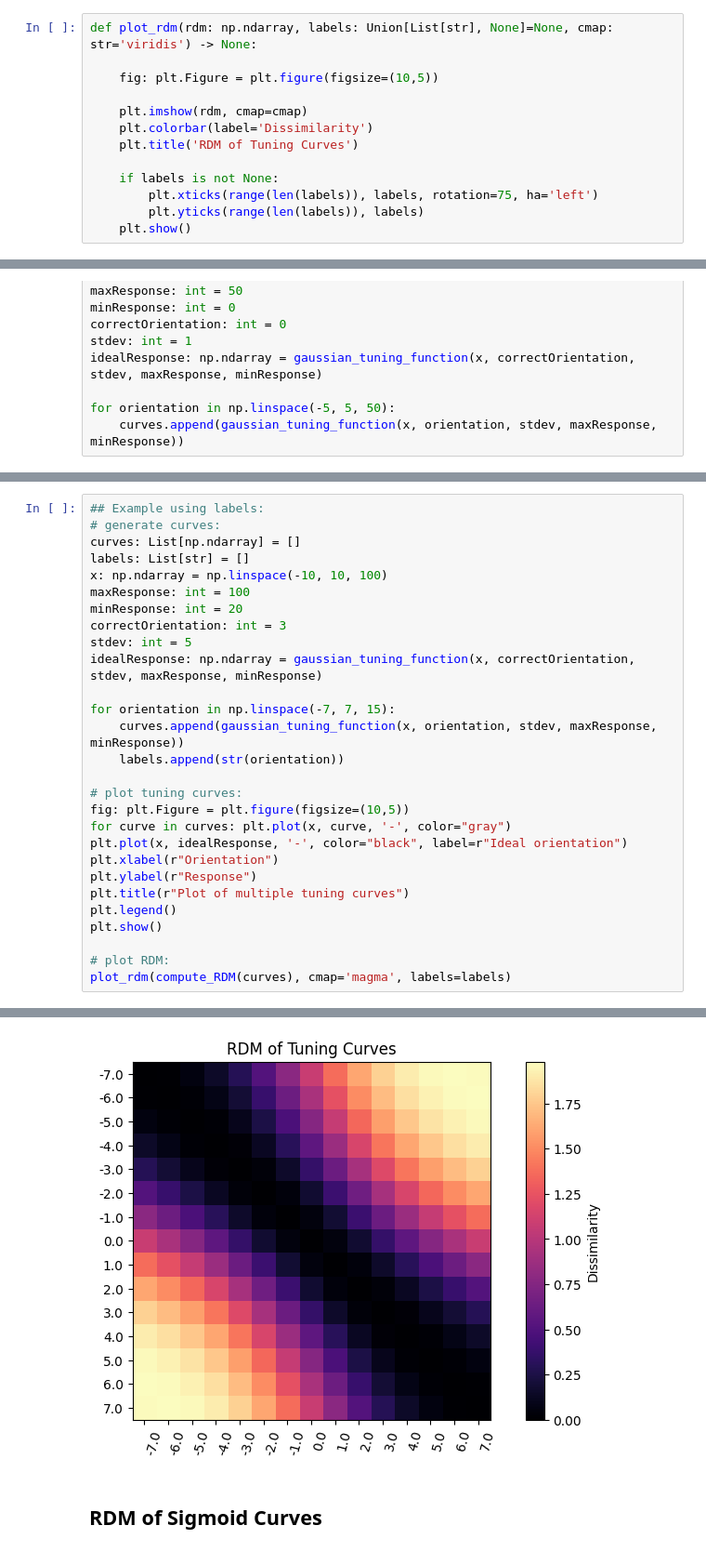
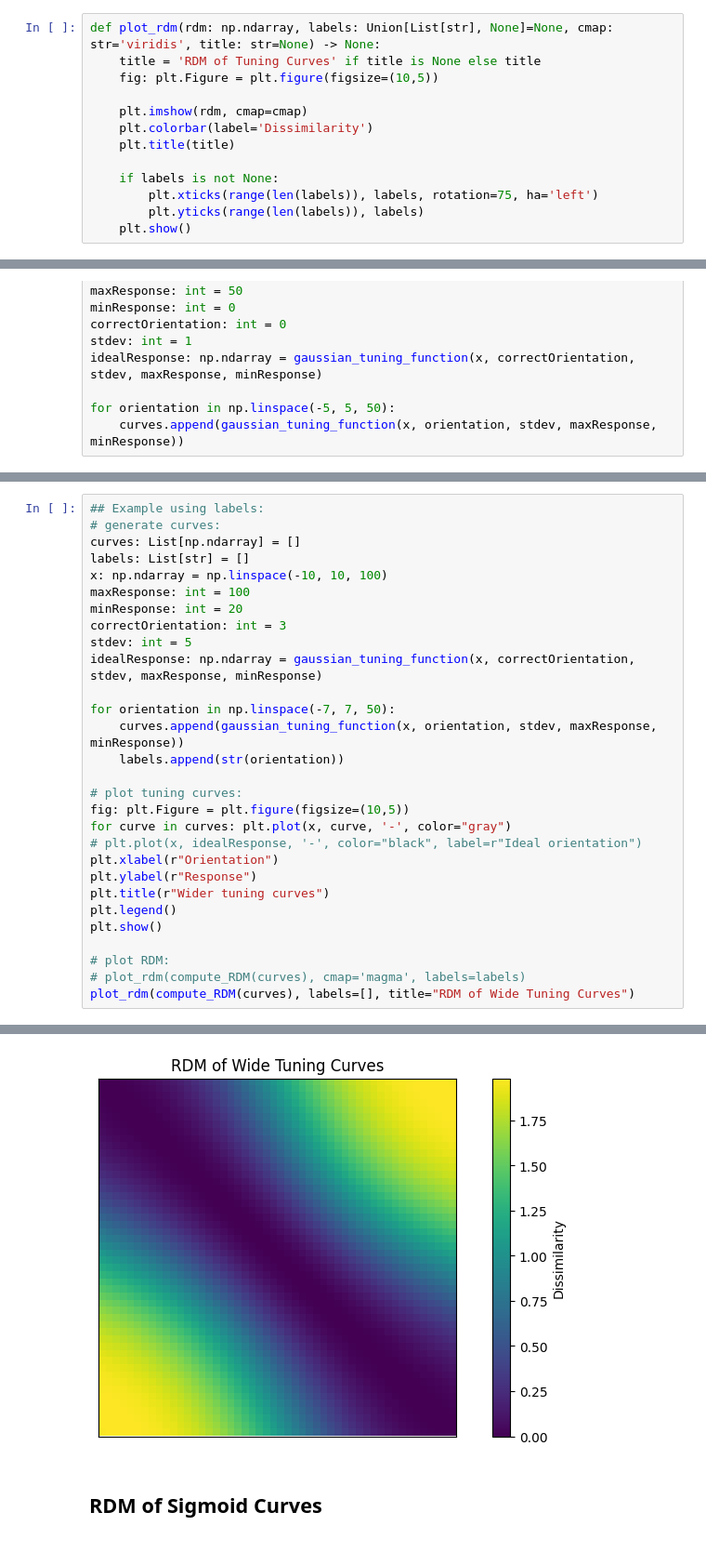
Before and after one commit to rates37/Build-Your-Own-Embedding, a Jupyter notebook: notebooks/neuronal_tuning_curves.ipynb, the cells around one changed output, grey strips where cells are left out. Shown at 93% size. Drawn from its saved outputs; the diff is of its cells as text.

```diff
--- a/notebooks/neuronal_tuning_curves.ipynb
+++ b/notebooks/neuronal_tuning_curves.ipynb
@@ -198,13 +198,13 @@ def compute_RDM(curves: List[np.ndarray]) -> np.ndarray:
             rdm[i,j] = rdm[j,i] = 1 - np.corrcoef(curves[i], curves[j])[0, 1] #! this dissimilarity metric might not be the ideal one to use in all scenarios
     return rdm
 # %%
-def plot_rdm(rdm: np.ndarray, labels: Union[List[str], None]=None, cmap: str='viridis') -> None:
-
+def plot_rdm(rdm: np.ndarray, labels: Union[List[str], None]=None, cmap: str='viridis', title: str=None) -> None:
+    title = 'RDM of Tuning Curves' if title is None else title
     fig: plt.Figure = plt.figure(figsize=(10,5))
 
     plt.imshow(rdm, cmap=cmap)
     plt.colorbar(label='Dissimilarity')
-    plt.title('RDM of Tuning Curves')
+    plt.title(title)
 
     if labels is not None:
         plt.xticks(range(len(labels)), labels, rotation=75, ha='left')
@@ -253,20 +254,21 @@ correctOrientation: int = 3
 stdev: int = 5
 idealResponse: np.ndarray = gaussian_tuning_function(x, correctOrientation, stdev, maxResponse, minResponse)
 
-for orientation in np.linspace(-7, 7, 15):
+for orientation in np.linspace(-7, 7, 50):
     curves.append(gaussian_tuning_function(x, orientation, stdev, maxResponse, minResponse))
     labels.append(str(orientation))
 
 # plot tuning curves:
 fig: plt.Figure = plt.figure(figsize=(10,5))
 for curve in curves: plt.plot(x, curve, '-', color="gray")
-plt.plot(x, idealResponse, '-', color="black", label=r"Ideal orientation")
+# plt.plot(x, idealResponse, '-', color="black", label=r"Ideal orientation")
 plt.xlabel(r"Orientation")
 plt.ylabel(r"Response")
-plt.title(r"Plot of multiple tuning curves")
+plt.title(r"Wider tuning curves")
 plt.legend()
 plt.show()
 
 # plot RDM:
-plot_rdm(compute_RDM(curves), cmap='magma', labels=labels)
+# plot_rdm(compute_RDM(curves), cmap='magma', labels=labels)
+plot_rdm(compute_RDM(curves), labels=[], title="RDM of Wide Tuning Curves")
 # %% [output]
@@ -274,4 +277,4 @@ plot_rdm(compute_RDM(curves), cmap='magma', labels=labels)
-[figure, old version]
+[figure, new version]
 # %% [markdown]
 ## RDM of Sigmoid Curves
 # %%
```
Also changed, not shown: parts of 9 cells of this notebook, 6 other files.
